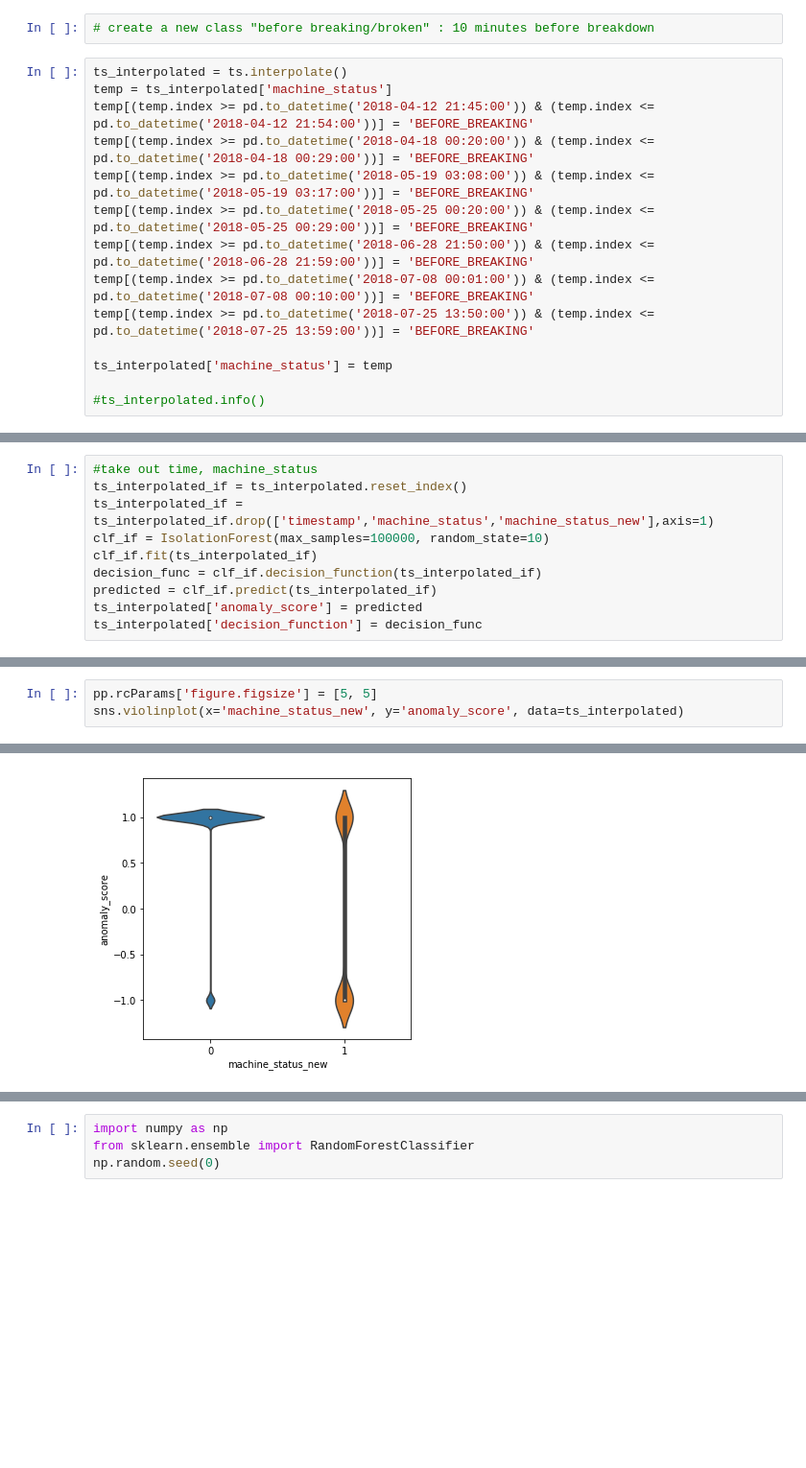
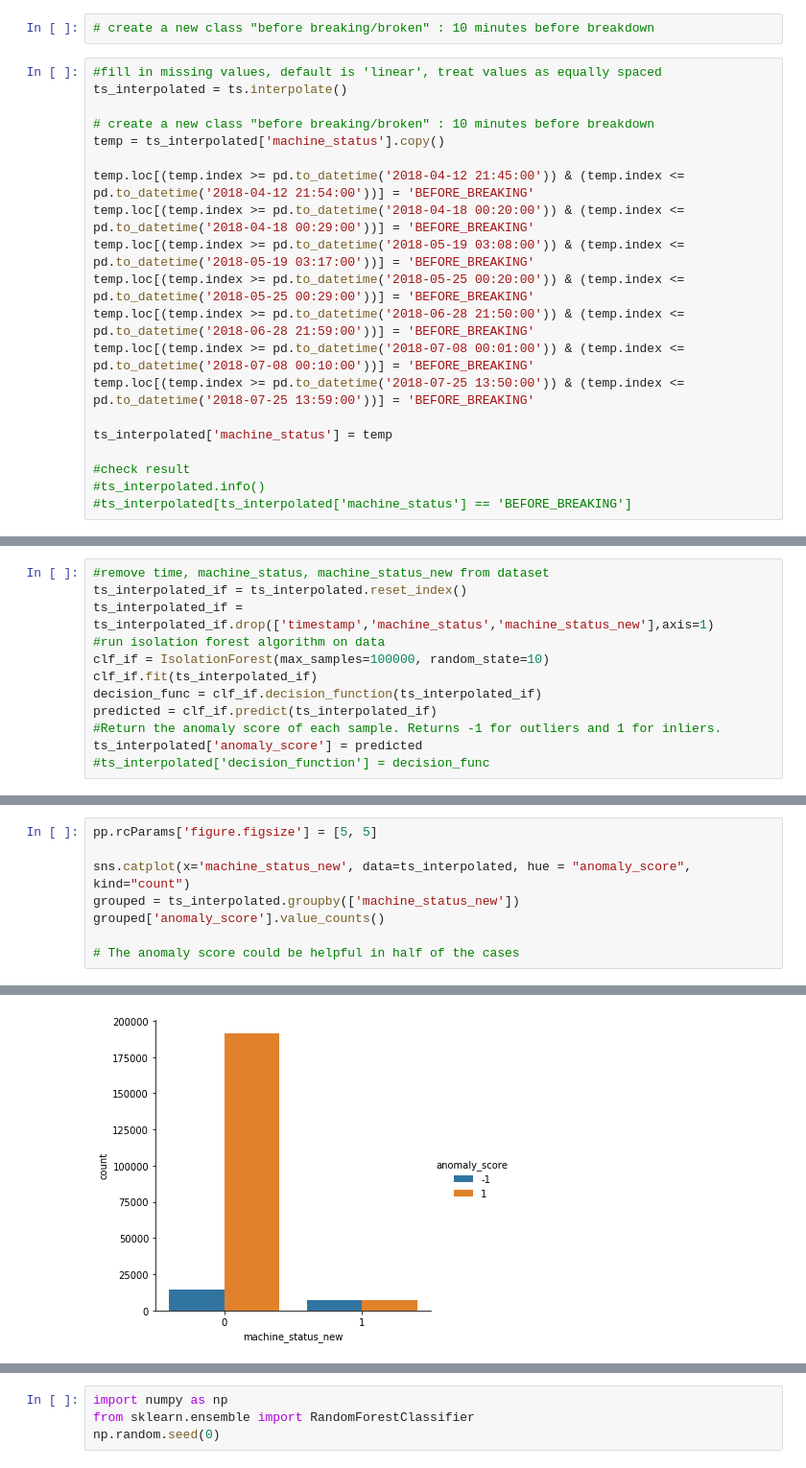
Before and after one commit to jbuchstaller/predicting_machine_breakdowns, a Jupyter notebook: machine_breakdown_prediction-final_JB.ipynb, the cells around one changed output, grey strips where cells are left out. Shown at 96% size. Cells and saved outputs as stored; diff of their text form; blank space fills up the shorter version.

```diff
--- a/machine_breakdown_prediction-final_JB.ipynb
+++ b/machine_breakdown_prediction-final_JB.ipynb
@@ -29,16 +32,22 @@ list(ts_broken.index)
 # %%
 # create a new class "before breaking/broken" : 10 minutes before breakdown
 # %%
+#fill in missing values, default is 'linear', treat values as equally spaced
 ts_interpolated = ts.interpolate()
-temp = ts_interpolated['machine_status']
-temp[(temp.index >= pd.to_datetime('2018-04-12 21:45:00')) & (temp.index <= pd.to_datetime('2018-04-12 21:54:00'))] = 'BEFORE_BREAKING'
-temp[(temp.index >= pd.to_datetime('2018-04-18 00:20:00')) & (temp.index <= pd.to_datetime('2018-04-18 00:29:00'))] = 'BEFORE_BREAKING'
-temp[(temp.index >= pd.to_datetime('2018-05-19 03:08:00')) & (temp.index <= pd.to_datetime('2018-05-19 03:17:00'))] = 'BEFORE_BREAKING'
-temp[(temp.index >= pd.to_datetime('2018-05-25 00:20:00')) & (temp.index <= pd.to_datetime('2018-05-25 00:29:00'))] = 'BEFORE_BREAKING'
-temp[(temp.index >= pd.to_datetime('2018-06-28 21:50:00')) & (temp.index <= pd.to_datetime('2018-06-28 21:59:00'))] = 'BEFORE_BREAKING'
-temp[(temp.index >= pd.to_datetime('2018-07-08 00:01:00')) & (temp.index <= pd.to_datetime('2018-07-08 00:10:00'))] = 'BEFORE_BREAKING'
-temp[(temp.index >= pd.to_datetime('2018-07-25 13:50:00')) & (temp.index <= pd.to_datetime('2018-07-25 13:59:00'))] = 'BEFORE_BREAKING'
+
+# create a new class "before breaking/broken" : 10 minutes before breakdown
+temp = ts_interpolated['machine_status'].copy()
+
+temp.loc[(temp.index >= pd.to_datetime('2018-04-12 21:45:00')) & (temp.index <= pd.to_datetime('2018-04-12 21:54:00'))] = 'BEFORE_BREAKING'
+temp.loc[(temp.index >= pd.to_datetime('2018-04-18 00:20:00')) & (temp.index <= pd.to_datetime('2018-04-18 00:29:00'))] = 'BEFORE_BREAKING'
+temp.loc[(temp.index >= pd.to_datetime('2018-05-19 03:08:00')) & (temp.index <= pd.to_datetime('2018-05-19 03:17:00'))] = 'BEFORE_BREAKING'
+temp.loc[(temp.index >= pd.to_datetime('2018-05-25 00:20:00')) & (temp.index <= pd.to_datetime('2018-05-25 00:29:00'))] = 'BEFORE_BREAKING'
+temp.loc[(temp.index >= pd.to_datetime('2018-06-28 21:50:00')) & (temp.index <= pd.to_datetime('2018-06-28 21:59:00'))] = 'BEFORE_BREAKING'
+temp.loc[(temp.index >= pd.to_datetime('2018-07-08 00:01:00')) & (temp.index <= pd.to_datetime('2018-07-08 00:10:00'))] = 'BEFORE_BREAKING'
+temp.loc[(temp.index >= pd.to_datetime('2018-07-25 13:50:00')) & (temp.index <= pd.to_datetime('2018-07-25 13:59:00'))] = 'BEFORE_BREAKING'
 
 ts_interpolated['machine_status'] = temp
 
+#check result
 #ts_interpolated.info()
+#ts_interpolated[ts_interpolated['machine_status'] == 'BEFORE_BREAKING']
@@ -80,12 +73,14 @@ ts_interpolated['machine_status_new'] = ts_interpolated['machine_status'].apply(
 from sklearn.ensemble import IsolationForest
 # %%
-#take out time, machine_status
+#remove time, machine_status, machine_status_new from dataset
 ts_interpolated_if = ts_interpolated.reset_index()
 ts_interpolated_if = ts_interpolated_if.drop(['timestamp','machine_status','machine_status_new'],axis=1)
+#run isolation forest algorithm on data
 clf_if = IsolationForest(max_samples=100000, random_state=10)
 clf_if.fit(ts_interpolated_if)
 decision_func = clf_if.decision_function(ts_interpolated_if)
 predicted = clf_if.predict(ts_interpolated_if)
+#Return the anomaly score of each sample. Returns -1 for outliers and 1 for inliers.
 ts_interpolated['anomaly_score'] = predicted
-ts_interpolated['decision_function'] = decision_func
+#ts_interpolated['decision_function'] = decision_func
 # %%
@@ -92,5 +88,10 @@ ts_interpolated['decision_function'] = decision_func
 #ts_interpolated.info()
 # %%
 pp.rcParams['figure.figsize'] = [5, 5]
-sns.violinplot(x='machine_status_new', y='anomaly_score', data=ts_interpolated)
+
+sns.catplot(x='machine_status_new', data=ts_interpolated, hue = "anomaly_score", kind="count")
+grouped = ts_interpolated.groupby(['machine_status_new'])
+grouped['anomaly_score'].value_counts()
+
+# The anomaly score could be helpful in half of the cases
 # %% [output]
@@ -98 +104 @@ sns.violinplot(x='machine_status_new', y='anomaly_score', data=ts_interpolated)
-[figure, old version]
+[figure, new version]
```
Also changed, not shown: parts of 40 cells of this notebook, 1 other file.
